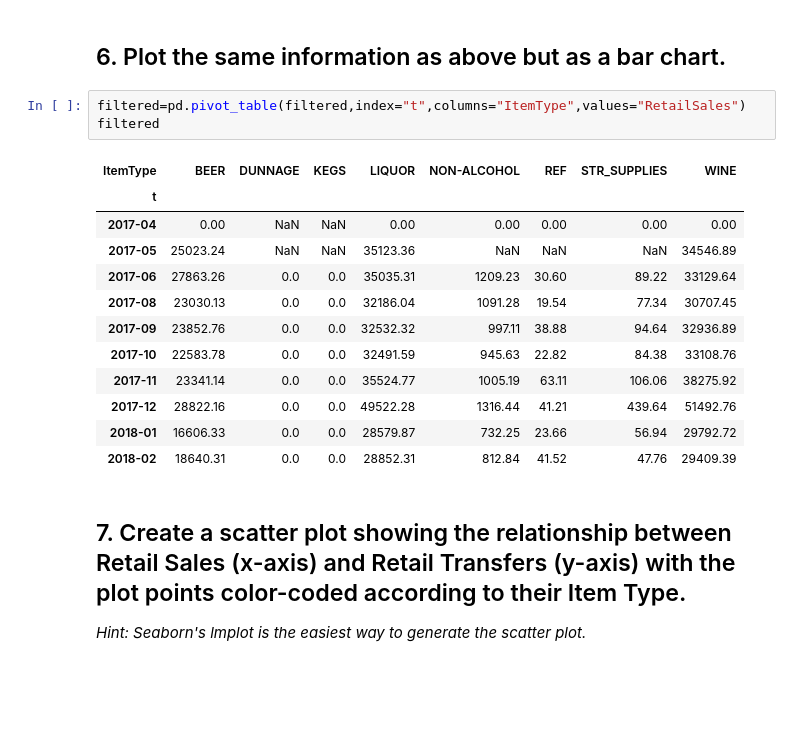
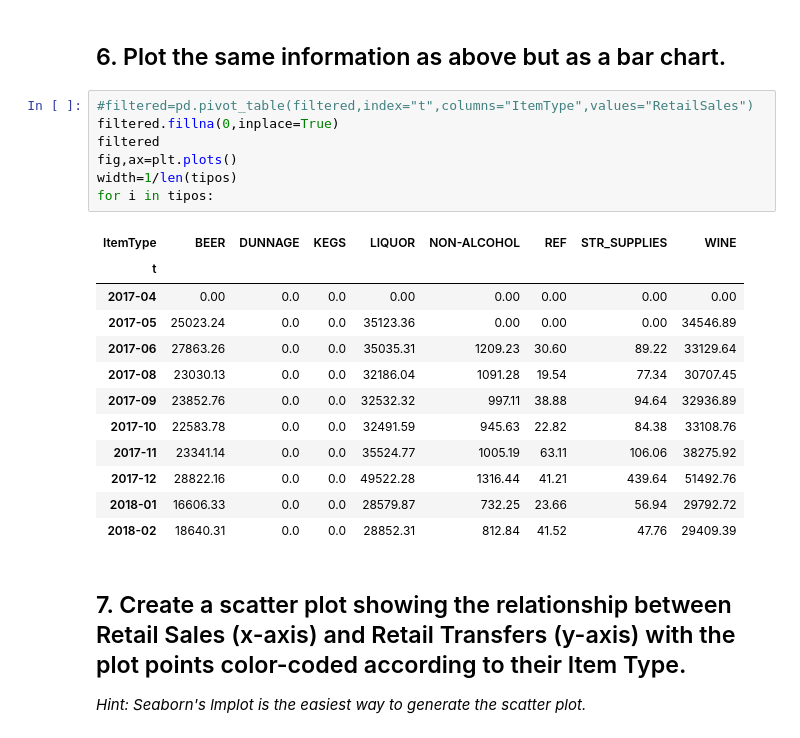
Before and after one commit to ta-data-mexpt/lab-plotting-multiple-data-series, a Jupyter notebook: your-code/main.ipynb, the cells around one changed output. Drawn from its saved outputs; the diff is of its cells as text; blank space fills up the shorter version.

```diff
--- a/your-code/main.ipynb
+++ b/your-code/main.ipynb
@@ -126,13 +126,17 @@ plt.show()
 # %% [markdown]
 ## 6. Plot the same information as above but as a bar chart.
 # %%
-filtered=pd.pivot_table(filtered,index="t",columns="ItemType",values="RetailSales")
+#filtered=pd.pivot_table(filtered,index="t",columns="ItemType",values="RetailSales")
+filtered.fillna(0,inplace=True)
 filtered
+fig,ax=plt.plots()
+width=1/len(tipos)
+for i in tipos:
 # %% [output]
 | ItemType | BEER | DUNNAGE | KEGS | LIQUOR | NON-ALCOHOL | REF | STR_SUPPLIES | WINE |
 | t |  |  |  |  |  |  |  |  |
-| 2017-04 | 0.00 | NaN | NaN | 0.00 | 0.00 | 0.00 | 0.00 | 0.00 |
-| 2017-05 | 25023.24 | NaN | NaN | 35123.36 | NaN | NaN | NaN | 34546.89 |
+| 2017-04 | 0.00 | 0.0 | 0.0 | 0.00 | 0.00 | 0.00 | 0.00 | 0.00 |
+| 2017-05 | 25023.24 | 0.0 | 0.0 | 35123.36 | 0.00 | 0.00 | 0.00 | 34546.89 |
 | 2017-06 | 27863.26 | 0.0 | 0.0 | 35035.31 | 1209.23 | 30.60 | 89.22 | 33129.64 |
 | 2017-08 | 23030.13 | 0.0 | 0.0 | 32186.04 | 1091.28 | 19.54 | 77.34 | 30707.45 |
 | 2017-09 | 23852.76 | 0.0 | 0.0 | 32532.32 | 997.11 | 38.88 | 94.64 | 32936.89 |
```
Also changed, not shown: parts of 1 cell of this notebook.
